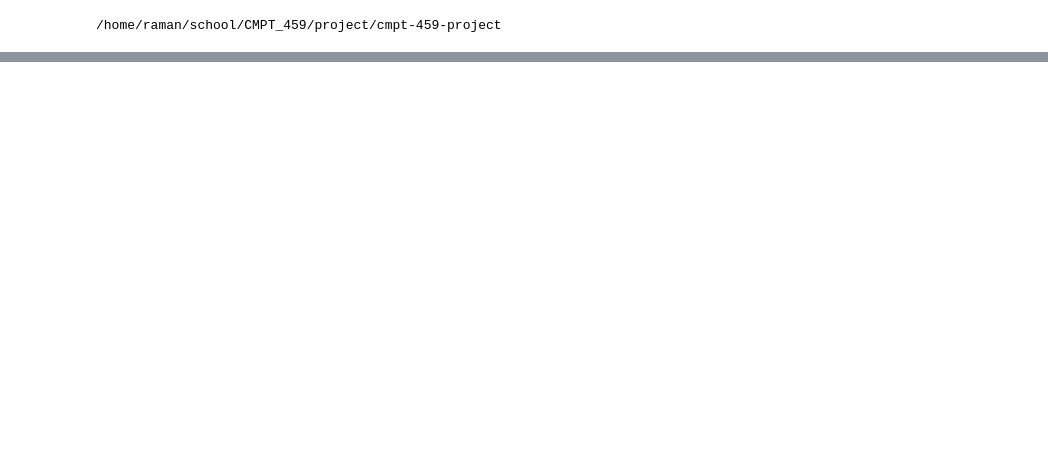
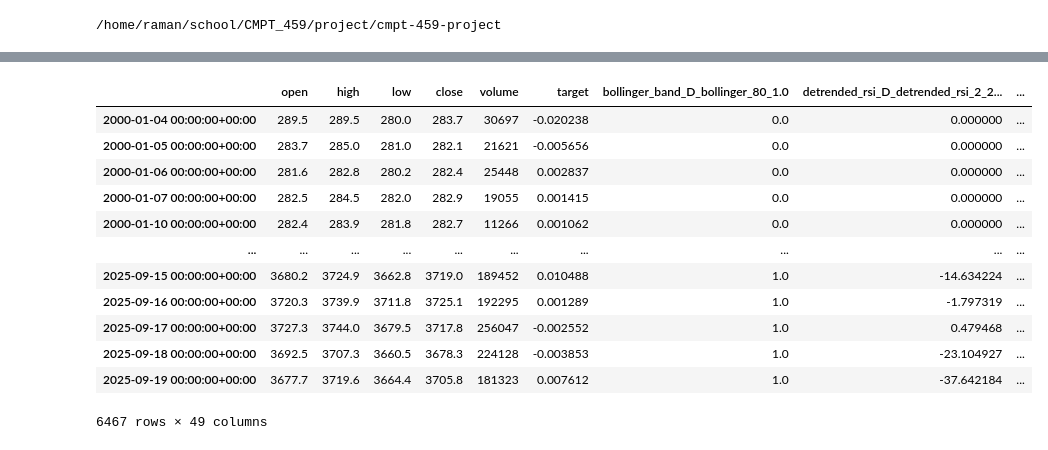
Before and after one commit to ramanthind02/Trading-Algo, a Jupyter notebook: notebooks/test.ipynb, the cells around one changed output, grey strips where cells are left out. Saved outputs shown, nothing was run; the diff lists cells and outputs as text; code cells hidden in the pictures; blank space fills up the shorter version.

```diff
--- a/notebooks/test.ipynb
+++ b/notebooks/test.ipynb
@@ -26,0 +32,20 @@ data
+# %%
+
+#features = extract_feature(ticker=Ticker.CD)
+features = extract_feature(ticker=Ticker.GC)
+# %%
+features
+# %% [output]
+|  | open | high | low | close | volume | target | bollinger_band_D_bollinger_80_1.0 | detrended_rsi_D_detrended_rsi_2_2... | ... |
+| 2000-01-04 00:00:00+00:00 | 289.5 | 289.5 | 280.0 | 283.7 | 30697 | -0.020238 | 0.0 | 0.000000 | ... |
+| 2000-01-05 00:00:00+00:00 | 283.7 | 285.0 | 281.0 | 282.1 | 21621 | -0.005656 | 0.0 | 0.000000 | ... |
+| 2000-01-06 00:00:00+00:00 | 281.6 | 282.8 | 280.2 | 282.4 | 25448 | 0.002837 | 0.0 | 0.000000 | ... |
+| 2000-01-07 00:00:00+00:00 | 282.5 | 284.5 | 282.0 | 282.9 | 19055 | 0.001415 | 0.0 | 0.000000 | ... |
+| 2000-01-10 00:00:00+00:00 | 282.4 | 283.9 | 281.8 | 282.7 | 11266 | 0.001062 | 0.0 | 0.000000 | ... |
+| ... | ... | ... | ... | ... | ... | ... | ... | ... | ... |
+| 2025-09-15 00:00:00+00:00 | 3680.2 | 3724.9 | 3662.8 | 3719.0 | 189452 | 0.010488 | 1.0 | -14.634224 | ... |
+| 2025-09-16 00:00:00+00:00 | 3720.3 | 3739.9 | 3711.8 | 3725.1 | 192295 | 0.001289 | 1.0 | -1.797319 | ... |
+| 2025-09-17 00:00:00+00:00 | 3727.3 | 3744.0 | 3679.5 | 3717.8 | 256047 | -0.002552 | 1.0 | 0.479468 | ... |
+| 2025-09-18 00:00:00+00:00 | 3692.5 | 3707.3 | 3660.5 | 3678.3 | 224128 | -0.003853 | 1.0 | -23.104927 | ... |
+| 2025-09-19 00:00:00+00:00 | 3677.7 | 3719.6 | 3664.4 | 3705.8 | 181323 | 0.007612 | 1.0 | -37.642184 | ... |
+6467 rows × 49 columns
```
Also changed, not shown: parts of 12 cells of this notebook, 22 other files.
